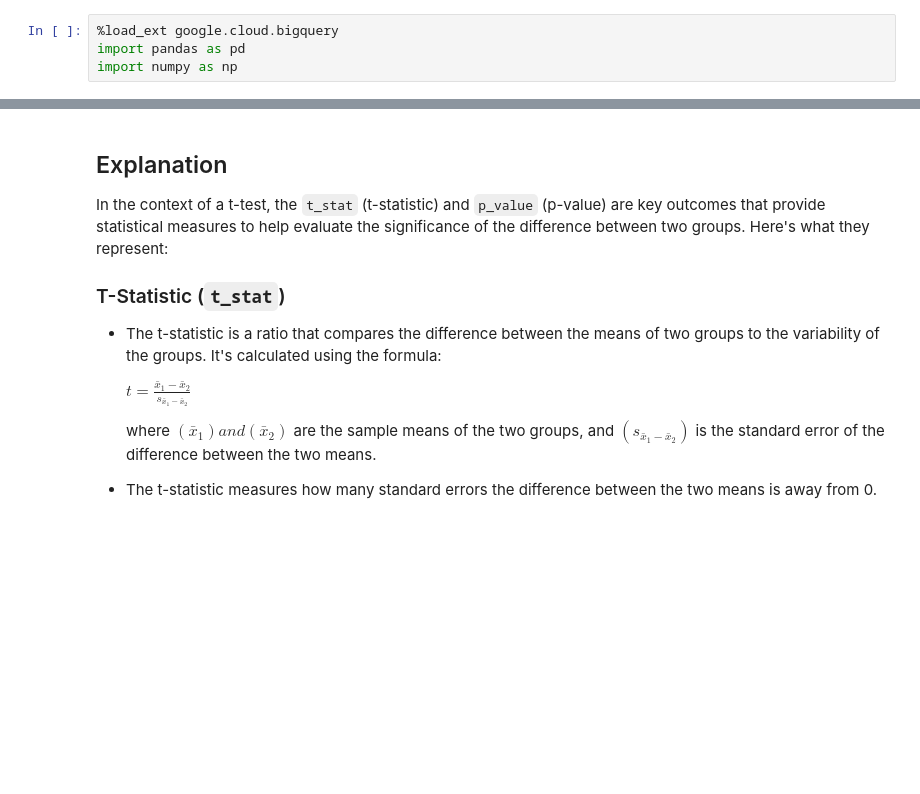
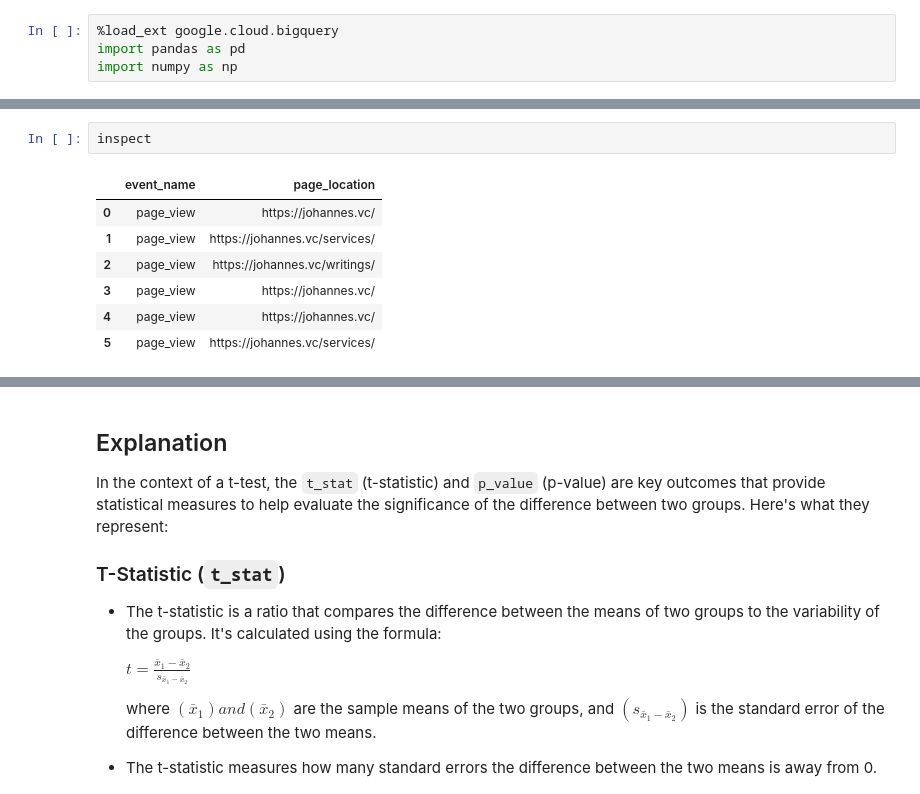
Before and after one commit to JohannesVC/notebooks, a Jupyter notebook: data analytics statistics (SQL)/Statistical methods for ab testing, cohort analysis and segmentation.ipynb, the cells around one changed output, grey strips where cells are left out. Drawn from its saved outputs; the diff is of its cells as text; blank space fills up the shorter version.

```diff
--- a/data analytics statistics (SQL)/Statistical methods for ab testing, cohort analysis and segmentation.ipynb
+++ b/data analytics statistics (SQL)/Statistical methods for ab testing, cohort analysis and segmentation.ipynb
@@ -25,0 +36,10 @@ WHERE group IN ('A', 'B')
+# %%
+inspect
+# %% [output]
+|  | event_name | page_location |
+| 0 | page_view | https://johannes.vc/ |
+| 1 | page_view | https://johannes.vc/services/ |
+| 2 | page_view | https://johannes.vc/writings/ |
+| 3 | page_view | https://johannes.vc/ |
+| 4 | page_view | https://johannes.vc/ |
+| 5 | page_view | https://johannes.vc/services/ |
```
Also changed, not shown: parts of 18 cells of this notebook, 1 other file.
